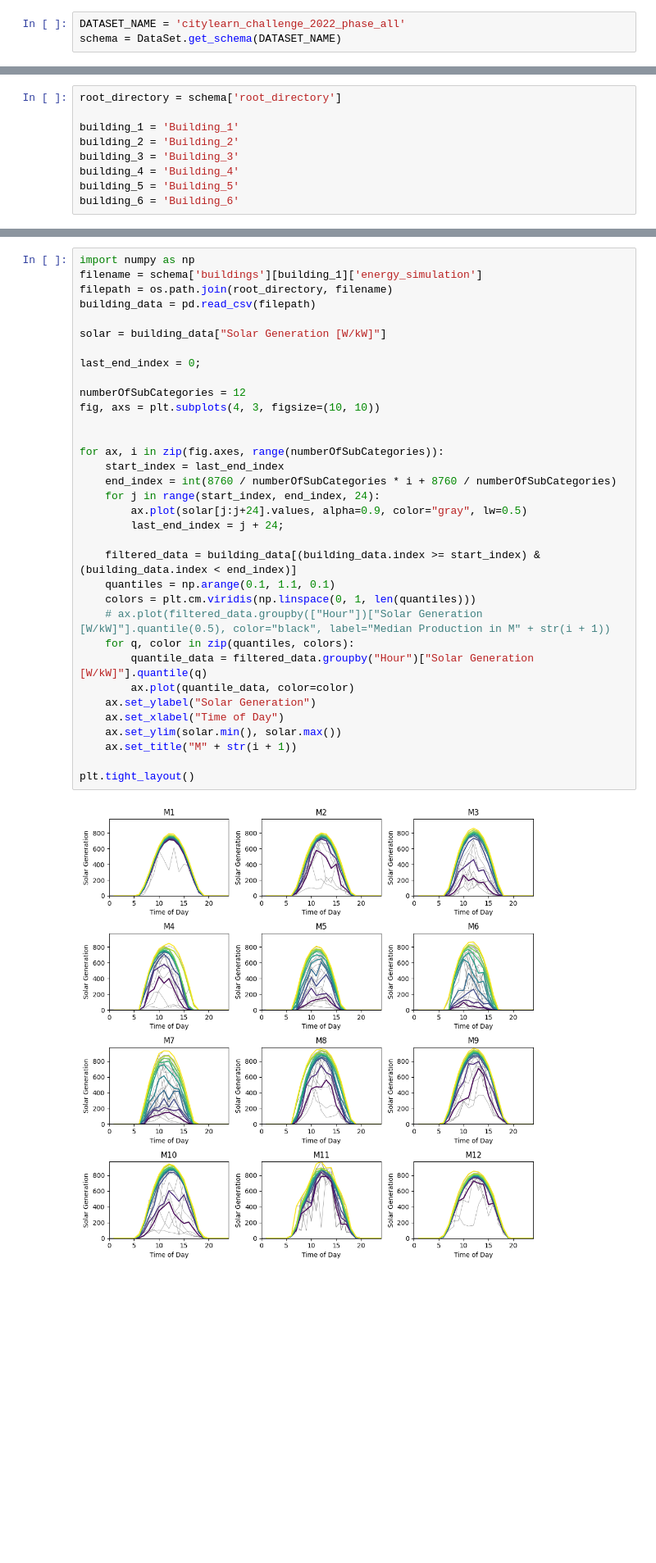
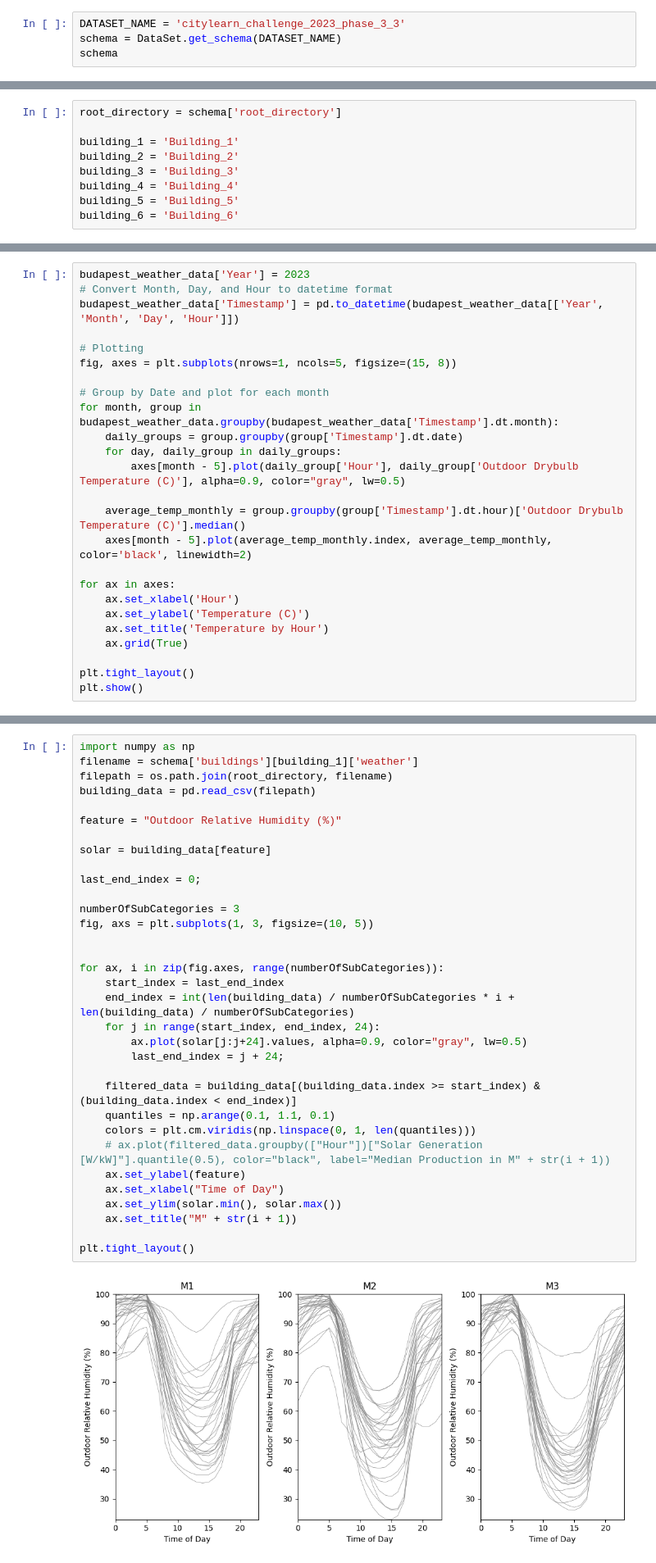
Before and after one commit to Sasmn/szakdolgozat_citylearn, a Jupyter notebook: data_analysis.ipynb, the cells around one changed output, grey strips where cells are left out. Shown at 82% size. Drawn from its saved outputs; the diff is of its cells as text; blank space fills up the shorter version.

Commit message:
fixed the plots, added budapest weather data

```diff
--- a/data_analysis.ipynb
+++ b/data_analysis.ipynb
@@ -45,5 +45,6 @@ print(citylearn.__version__)
 ['baeda_3dem', 'citylearn_challenge_2020_climate_zone_1', 'citylearn_challenge_2020_climate_zone_2', 'citylearn_challenge_2020_climate_zone_3', 'citylearn_challenge_2020_climate_zone_4', 'citylearn_ch ...
 2.1.1
 # %%
-DATASET_NAME = 'citylearn_challenge_2022_phase_all'
+DATASET_NAME = 'citylearn_challenge_2023_phase_3_3'
 schema = DataSet.get_schema(DATASET_NAME)
+schema
@@ -97,0 +507,25 @@ plt.show()
+# %%
+budapest_weather_data['Year'] = 2023
+# Convert Month, Day, and Hour to datetime format
+budapest_weather_data['Timestamp'] = pd.to_datetime(budapest_weather_data[['Year', 'Month', 'Day', 'Hour']])
+
+# Plotting
+fig, axes = plt.subplots(nrows=1, ncols=5, figsize=(15, 8))
+
+# Group by Date and plot for each month
+for month, group in budapest_weather_data.groupby(budapest_weather_data['Timestamp'].dt.month):
+    daily_groups = group.groupby(group['Timestamp'].dt.date)
+    for day, daily_group in daily_groups:
+        axes[month - 5].plot(daily_group['Hour'], daily_group['Outdoor Drybulb Temperature (C)'], alpha=0.9, color="gray", lw=0.5)
+
+    average_temp_monthly = group.groupby(group['Timestamp'].dt.hour)['Outdoor Drybulb Temperature (C)'].median()
+    axes[month - 5].plot(average_temp_monthly.index, average_temp_monthly, color='black', linewidth=2)
+
+for ax in axes:
+    ax.set_xlabel('Hour')
+    ax.set_ylabel('Temperature (C)')
+    ax.set_title('Temperature by Hour')
+    ax.grid(True)
+
+plt.tight_layout()
+plt.show()
@@ -98,36 +577,35 @@ plt.show()
 # %%
 import numpy as np
-filename = schema['buildings'][building_1]['energy_simulation']
+filename = schema['buildings'][building_1]['weather']
 filepath = os.path.join(root_directory, filename)
 building_data = pd.read_csv(filepath)
 
-solar = building_data["Solar Generation [W/kW]"]
+feature = "Outdoor Relative Humidity (%)"
+
+solar = building_data[feature]
 
 last_end_index = 0;
 
-numberOfSubCategories = 12
-fig, axs = plt.subplots(4, 3, figsize=(10, 10))
+numberOfSubCategories = 3
+fig, axs = plt.subplots(1, 3, figsize=(10, 5))
 
 
 for ax, i in zip(fig.axes, range(numberOfSubCategories)):
     start_index = last_end_index
-    end_index = int(8760 / numberOfSubCategories * i + 8760 / numberOfSubCategories)
+    end_index = int(len(building_data) / numberOfSubCategories * i + len(building_data) / numberOfSubCategories)
     for j in range(start_index, end_index, 24):
         ax.plot(solar[j:j+24].values, alpha=0.9, color="gray", lw=0.5)
         last_end_index = j + 24;
 
     filtered_data = building_data[(building_data.index >= start_index) & (building_data.index < end_index)]
     quantiles = np.arange(0.1, 1.1, 0.1)
     colors = plt.cm.viridis(np.linspace(0, 1, len(quantiles)))
     # ax.plot(filtered_data.groupby(["Hour"])["Solar Generation [W/kW]"].quantile(0.5), color="black", label="Median Production in M" + str(i + 1))
-    for q, color in zip(quantiles, colors):
-        quantile_data = filtered_data.groupby("Hour")["Solar Generation [W/kW]"].quantile(q)
-        ax.plot(quantile_data, color=color)
-    ax.set_ylabel("Solar Generation")
+    ax.set_ylabel(feature)
     ax.set_xlabel("Time of Day")
     ax.set_ylim(solar.min(), solar.max())
     ax.set_title("M" + str(i + 1))
 
 plt.tight_layout()
 # %% [output]
-[figure, old version]
+[figure, new version]
```
Also changed, not shown: parts of 23 cells of this notebook, 5 other files.
